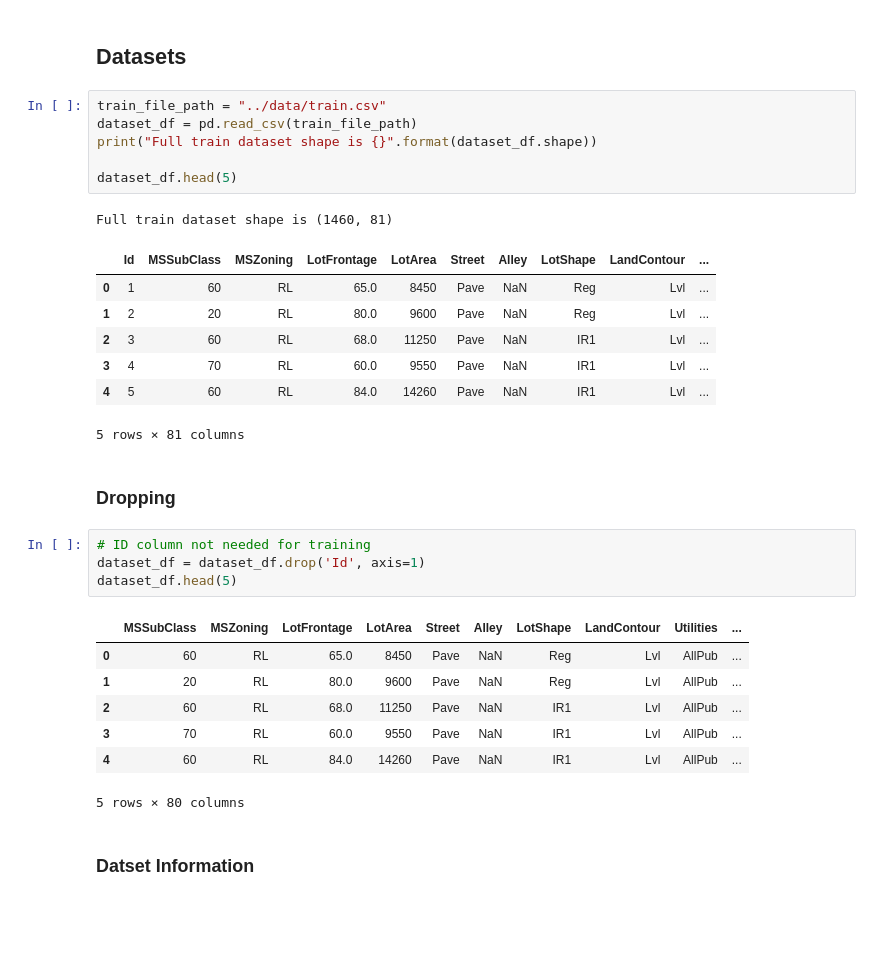
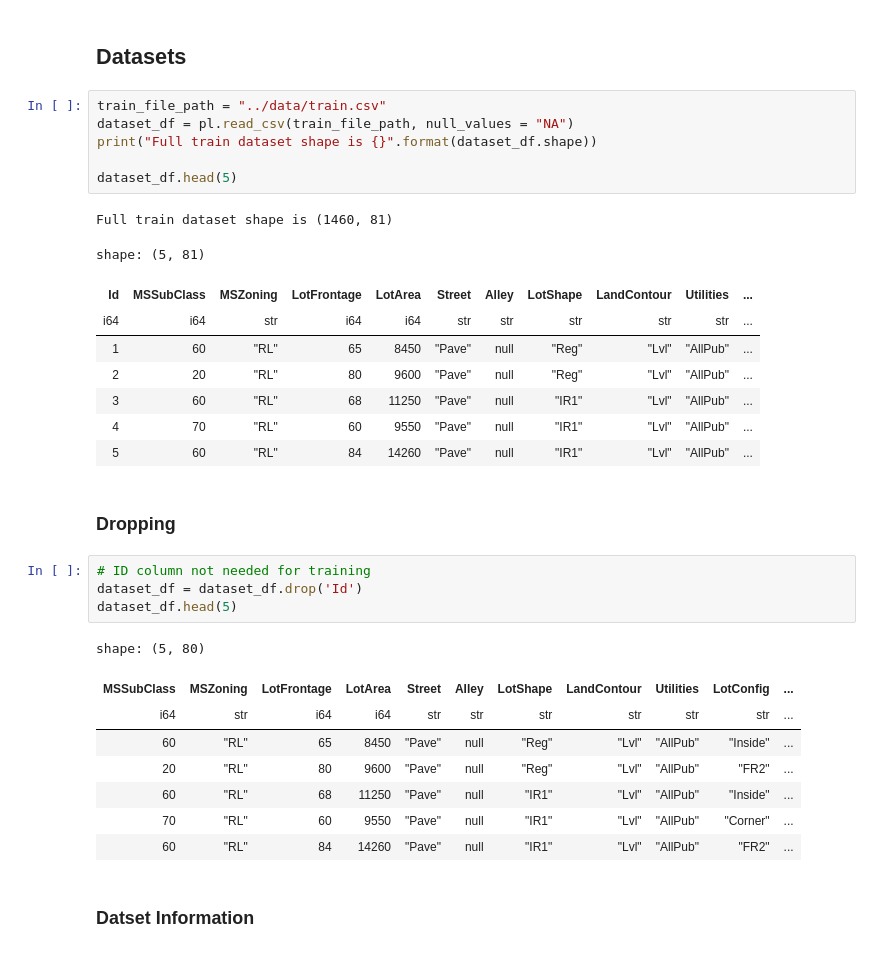
Before and after one commit to ChristianVaikona/kaggle-housing, a Jupyter notebook: notebooks/main.ipynb, the cells around one changed output. Drawn from its saved outputs; the diff is of its cells as text; blank space fills up the shorter version.

```diff
--- a/notebooks/main.ipynb
+++ b/notebooks/main.ipynb
@@ -16,33 +18,35 @@ Yggdrasil Decision Forests v0.16.1
 ## Datasets
 # %%
 train_file_path = "../data/train.csv"
-dataset_df = pd.read_csv(train_file_path)
+dataset_df = pl.read_csv(train_file_path, null_values = "NA")
 print("Full train dataset shape is {}".format(dataset_df.shape))
 
 dataset_df.head(5)
 # %% [output]
 Full train dataset shape is (1460, 81)
+shape: (5, 81)
-|  | Id | MSSubClass | MSZoning | LotFrontage | LotArea | Street | Alley | LotShape | LandContour | ... |
-| 0 | 1 | 60 | RL | 65.0 | 8450 | Pave | NaN | Reg | Lvl | ... |
-| 1 | 2 | 20 | RL | 80.0 | 9600 | Pave | NaN | Reg | Lvl | ... |
-| 2 | 3 | 60 | RL | 68.0 | 11250 | Pave | NaN | IR1 | Lvl | ... |
-| 3 | 4 | 70 | RL | 60.0 | 9550 | Pave | NaN | IR1 | Lvl | ... |
-| 4 | 5 | 60 | RL | 84.0 | 14260 | Pave | NaN | IR1 | Lvl | ... |
+| Id | MSSubClass | MSZoning | LotFrontage | LotArea | Street | Alley | LotShape | LandContour | Utilities | ... |
+| i64 | i64 | str | i64 | i64 | str | str | str | str | str | ... |
+| 1 | 60 | "RL" | 65 | 8450 | "Pave" | null | "Reg" | "Lvl" | "AllPub" | ... |
+| 2 | 20 | "RL" | 80 | 9600 | "Pave" | null | "Reg" | "Lvl" | "AllPub" | ... |
+| 3 | 60 | "RL" | 68 | 11250 | "Pave" | null | "IR1" | "Lvl" | "AllPub" | ... |
+| 4 | 70 | "RL" | 60 | 9550 | "Pave" | null | "IR1" | "Lvl" | "AllPub" | ... |
+| 5 | 60 | "RL" | 84 | 14260 | "Pave" | null | "IR1" | "Lvl" | "AllPub" | ... |
-5 rows × 81 columns
 # %% [markdown]
 ### Dropping
 # %%
 # ID column not needed for training
-dataset_df = dataset_df.drop('Id', axis=1)
+dataset_df = dataset_df.drop('Id')
 dataset_df.head(5)
 # %% [output]
+shape: (5, 80)
-|  | MSSubClass | MSZoning | LotFrontage | LotArea | Street | Alley | LotShape | LandContour | Utilities | ... |
-| 0 | 60 | RL | 65.0 | 8450 | Pave | NaN | Reg | Lvl | AllPub | ... |
-| 1 | 20 | RL | 80.0 | 9600 | Pave | NaN | Reg | Lvl | AllPub | ... |
-| 2 | 60 | RL | 68.0 | 11250 | Pave | NaN | IR1 | Lvl | AllPub | ... |
-| 3 | 70 | RL | 60.0 | 9550 | Pave | NaN | IR1 | Lvl | AllPub | ... |
-| 4 | 60 | RL | 84.0 | 14260 | Pave | NaN | IR1 | Lvl | AllPub | ... |
+| MSSubClass | MSZoning | LotFrontage | LotArea | Street | Alley | LotShape | LandContour | Utilities | LotConfig | ... |
+| i64 | str | i64 | i64 | str | str | str | str | str | str | ... |
+| 60 | "RL" | 65 | 8450 | "Pave" | null | "Reg" | "Lvl" | "AllPub" | "Inside" | ... |
+| 20 | "RL" | 80 | 9600 | "Pave" | null | "Reg" | "Lvl" | "AllPub" | "FR2" | ... |
+| 60 | "RL" | 68 | 11250 | "Pave" | null | "IR1" | "Lvl" | "AllPub" | "Inside" | ... |
+| 70 | "RL" | 60 | 9550 | "Pave" | null | "IR1" | "Lvl" | "AllPub" | "Corner" | ... |
+| 60 | "RL" | 84 | 14260 | "Pave" | null | "IR1" | "Lvl" | "AllPub" | "FR2" | ... |
-5 rows × 80 columns
 # %% [markdown]
 ### Datset Information
 # %%
```
Also changed, not shown: parts of 8 cells of this notebook.
